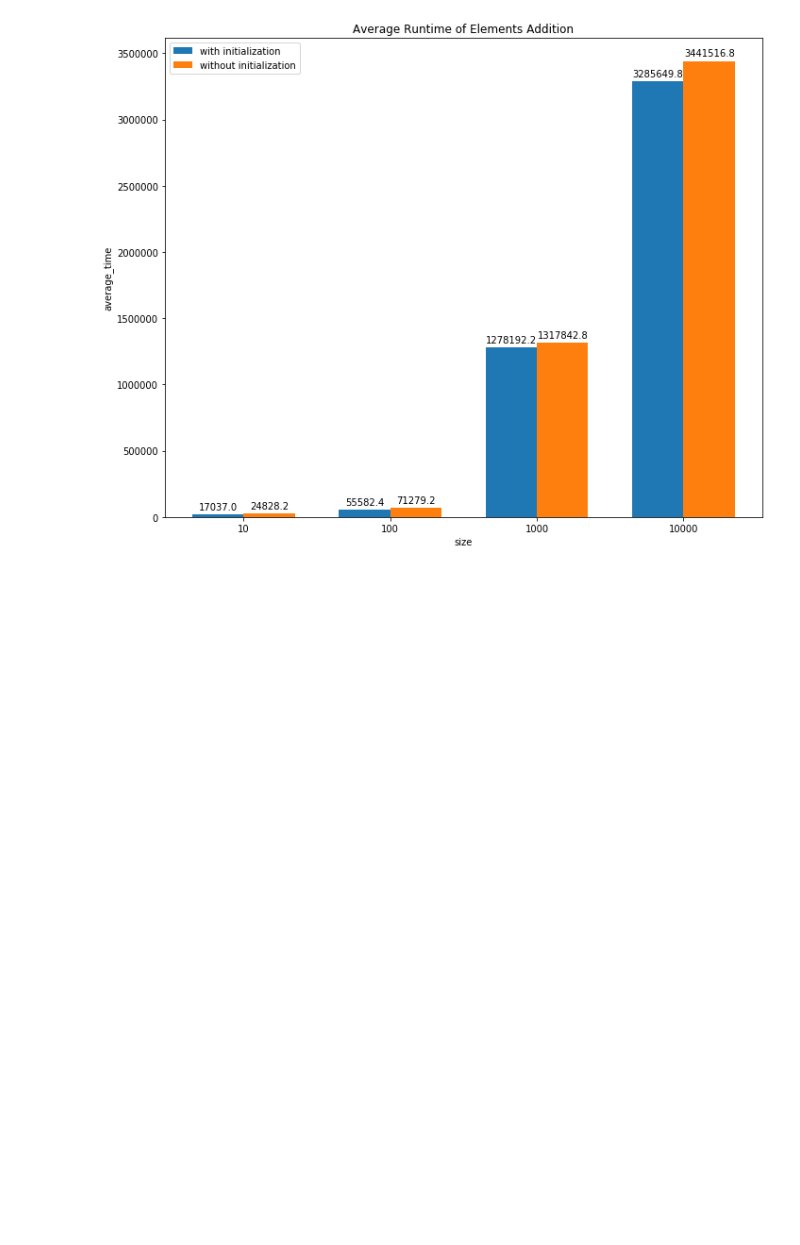
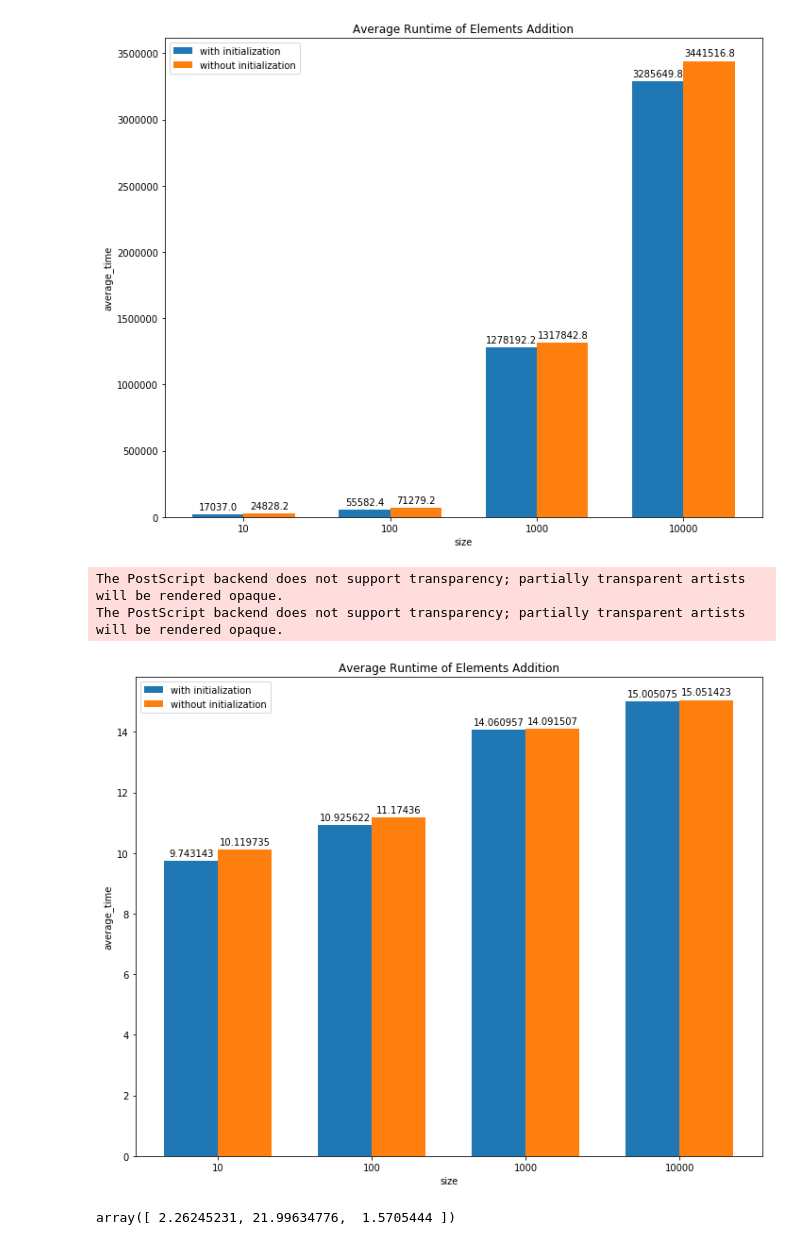
Before and after one commit to ShinsakuOkazaki/master-thesis, a Jupyter notebook: project/javamemoryallocmanual/analysis/visualization.ipynb, the cells around one changed output. Cells and saved outputs as stored; diff of their text form; code cells hidden in the pictures; blank space fills up the shorter version.

Commit message:
experiment for string addition

```diff
--- a/project/javamemoryallocmanual/analysis/visualization.ipynb
+++ b/project/javamemoryallocmanual/analysis/visualization.ipynb
@@ -63,3 +64,42 @@ plt.show()
 The PostScript backend does not support transparency; partially transparent artists will be rendered opaque.
 The PostScript backend does not support transparency; partially transparent artists will be rendered opaque.
 [figure]
+# %%
+# Barplot taking log.
+average_withInit = withInit.addtime
+average_withoutInit = withoutInit.addtime
+labels = np.array(withInit.index)
+x = np.arange(len(labels))
+width = 0.35
+fig, ax = plt.subplots(figsize = (10, 8))
+rects1 = ax.bar(x - width/2, np.round(np.log(average_withInit), 6), width, label='with initialization')
+rects2 = ax.bar(x + width/2, np.round(np.log(average_withoutInit), 6), width, label='without initialization')
+ax.set_title("Average Runtime of Elements Addition")
+ax.set_xlabel("size")
+ax.set_ylabel("average_time")
+ax.set_xticks(x)
+ax.set_xticklabels(labels)
+ax.legend()
+def autolabel(rects):
+    """Attach a text label above each bar in *rects*, displaying its height."""
+    for rect in rects:
+        height = rect.get_height()
+        ax.annotate('{}'.format(height),
+                    xy=(rect.get_x() + rect.get_width() / 2, height),
+                    xytext=(0, 3),  # 3 points vertical offset
+                    textcoords="offset points",
+                    ha='center', va='bottom')
+autolabel(rects1)
+autolabel(rects2)
+
+fig.tight_layout()
+fig.savefig("java_arraylist_manual_log.eps")
+plt.show()
+# %% [output]
+The PostScript backend does not support transparency; partially transparent artists will be rendered opaque.
+The PostScript backend does not support transparency; partially transparent artists will be rendered opaque.
+[figure, added]
+# %%
+(average_withInit.to_numpy()[1:] - average_withInit.to_numpy()[0:-1]) / average_withInit.to_numpy()[0:-1]
+# %% [output]
+array([ 2.26245231, 21.99634776,  1.5705444 ])
```
Also changed, not shown: parts of 3 cells of this notebook, 42 other files.
